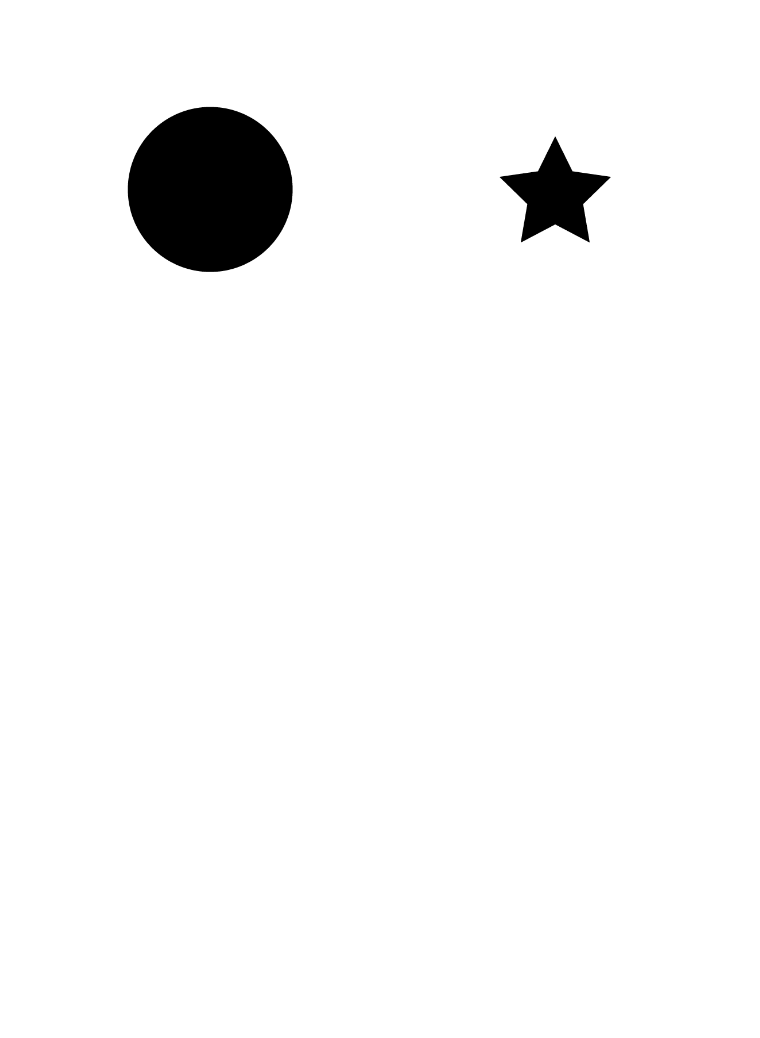
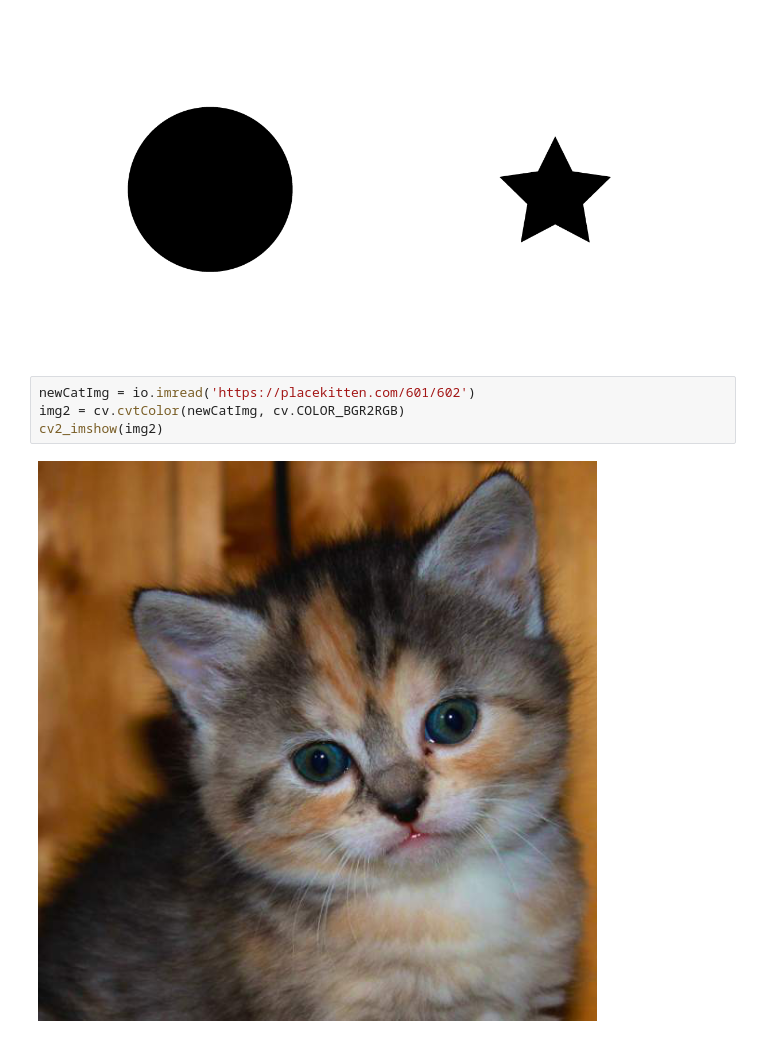
Before and after one commit to andreac941/ComputerVision-Eq3, a Jupyter notebook: SimpleImageProcessing_Eq10.ipynb, the cells around one changed output. Cells and saved outputs as stored; diff of their text form; blank space fills up the shorter version.

```diff
--- a/SimpleImageProcessing_Eq10.ipynb
+++ b/SimpleImageProcessing_Eq10.ipynb
@@ -100,6 +100,12 @@ final_frame = cv.hconcat((circle, star))
 cv2_imshow(final_frame)
 # %% [output]
 [figure]
+# %%
+newCatImg = io.imread('https://placekitten.com/601/602')
+img2 = cv.cvtColor(newCatImg, cv.COLOR_BGR2RGB)
+cv2_imshow(img2)
+# %% [output]
+[figure, added]
 # %%
 # Remover canal 4 de imagenes
 # Fuente: https://stackoverflow.com/questions/36872379/how-to-remove-4th-channel-from-png-images
```
Also changed, not shown: parts of 1 cell of this notebook.
